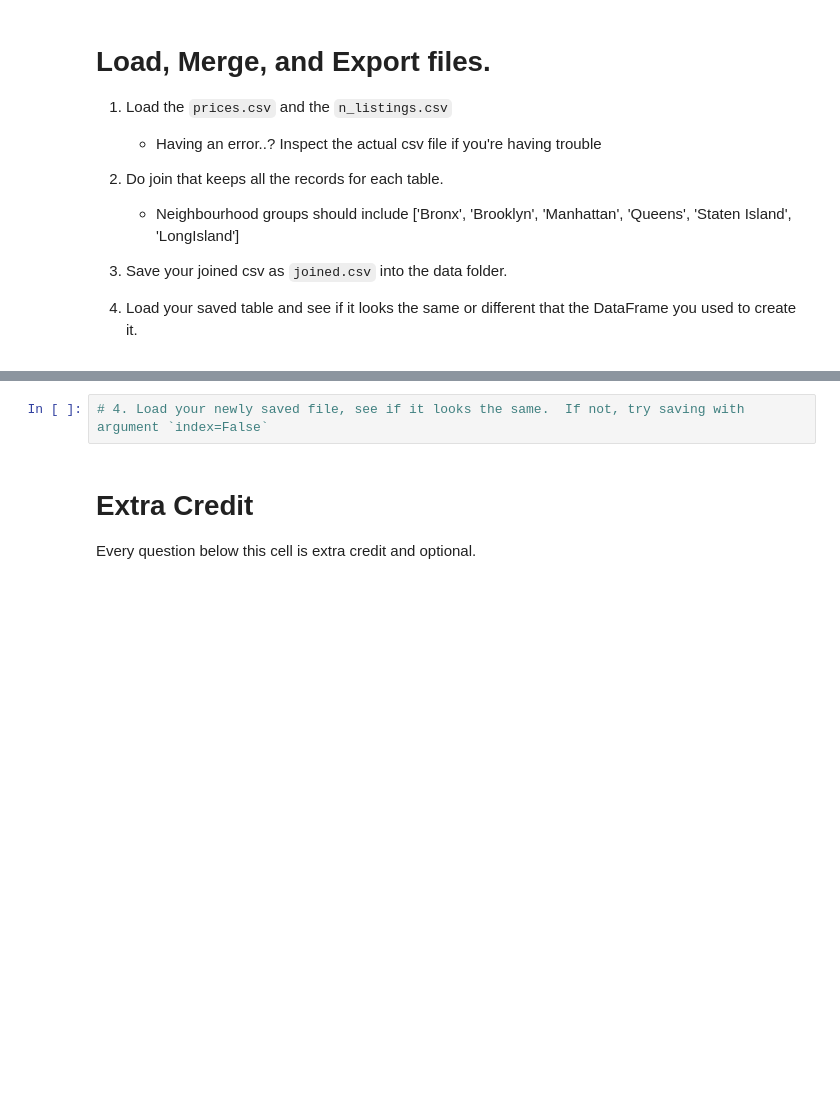
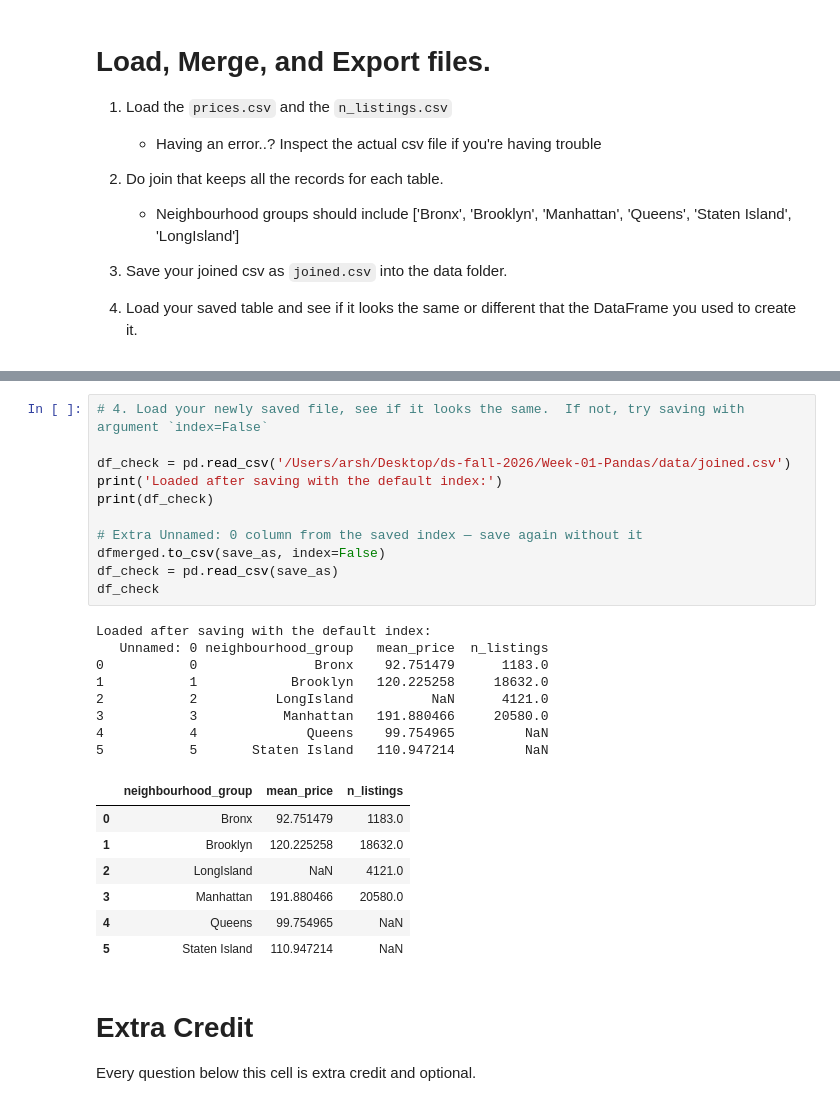
Before and after one commit to CUNYTechPrep/ds-fall-2026, a Jupyter notebook: Week-01-Pandas/exercise/Arsh_Anand_Week01_Exercises.ipynb, the cells around one changed output, grey strips where cells are left out. Saved outputs shown, nothing was run; the diff lists cells and outputs as text; blank space fills up the shorter version.

```diff
--- a/Week-01-Pandas/exercise/Arsh_Anand_Week01_Exercises.ipynb
+++ b/Week-01-Pandas/exercise/Arsh_Anand_Week01_Exercises.ipynb
@@ -136,5 +301,30 @@ len(df_bk_price_less_than_100)
 # %%
 # 4. Load your newly saved file, see if it looks the same.  If not, try saving with argument `index=False`
+
+df_check = pd.read_csv('/Users/arsh/Desktop/ds-fall-2026/Week-01-Pandas/data/joined.csv')
+print('Loaded after saving with the default index:')
+print(df_check)
+
+# Extra Unnamed: 0 column from the saved index — save again without it
+dfmerged.to_csv(save_as, index=False)
+df_check = pd.read_csv(save_as)
+df_check
+# %% [output]
+Loaded after saving with the default index:
+   Unnamed: 0 neighbourhood_group   mean_price  n_listings
+0           0               Bronx    92.751479      1183.0
+1           1            Brooklyn   120.225258     18632.0
+2           2          LongIsland          NaN      4121.0
+3           3           Manhattan   191.880466     20580.0
+4           4              Queens    99.754965         NaN
+5           5       Staten Island   110.947214         NaN
+|  | neighbourhood_group | mean_price | n_listings |
+| 0 | Bronx | 92.751479 | 1183.0 |
+| 1 | Brooklyn | 120.225258 | 18632.0 |
+| 2 | LongIsland | NaN | 4121.0 |
+| 3 | Manhattan | 191.880466 | 20580.0 |
+| 4 | Queens | 99.754965 | NaN |
+| 5 | Staten Island | 110.947214 | NaN |
 # %% [markdown]
 # Extra Credit
 Every question below this cell is extra credit and optional.
```
Also changed, not shown: parts of 14 cells of this notebook, 1 other file.
